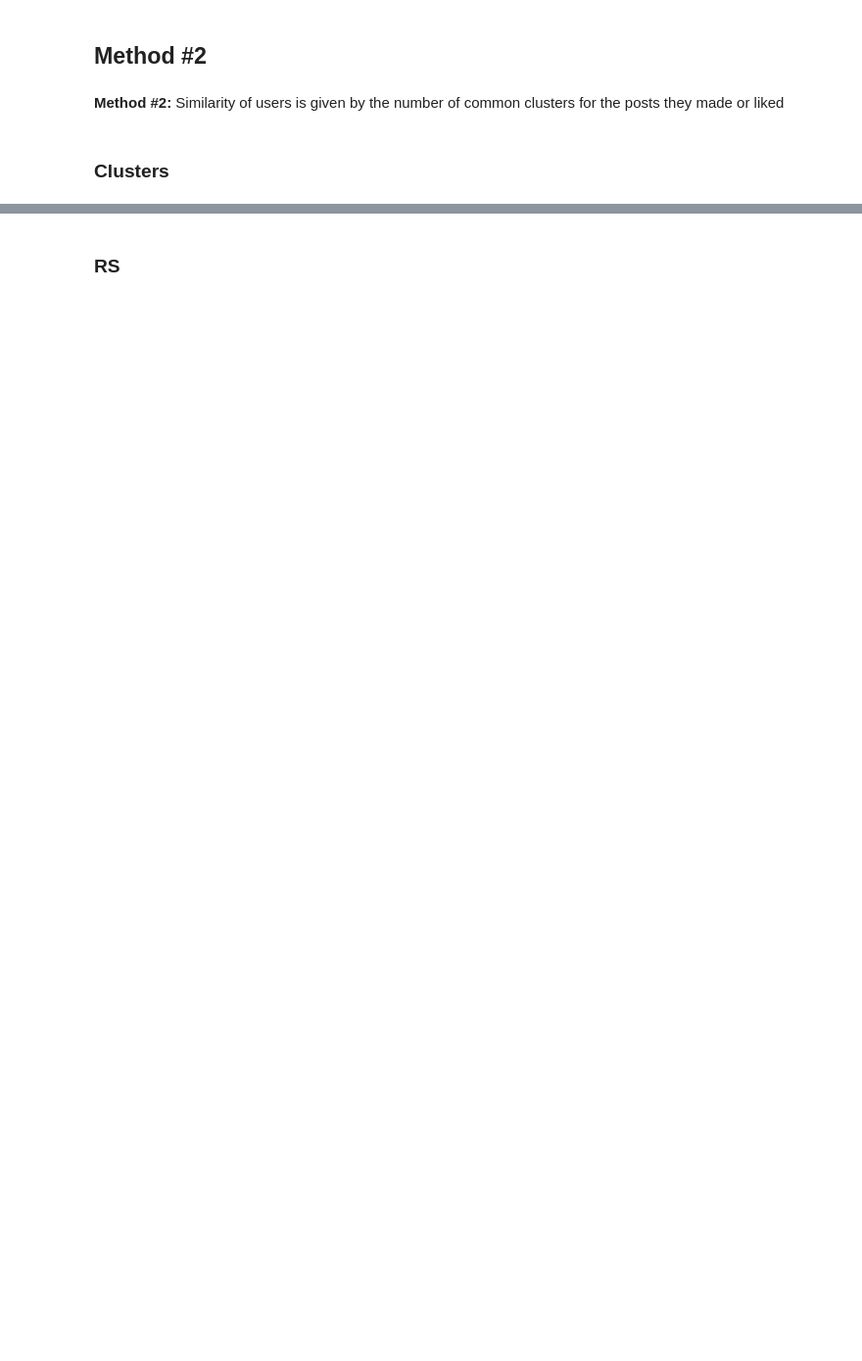
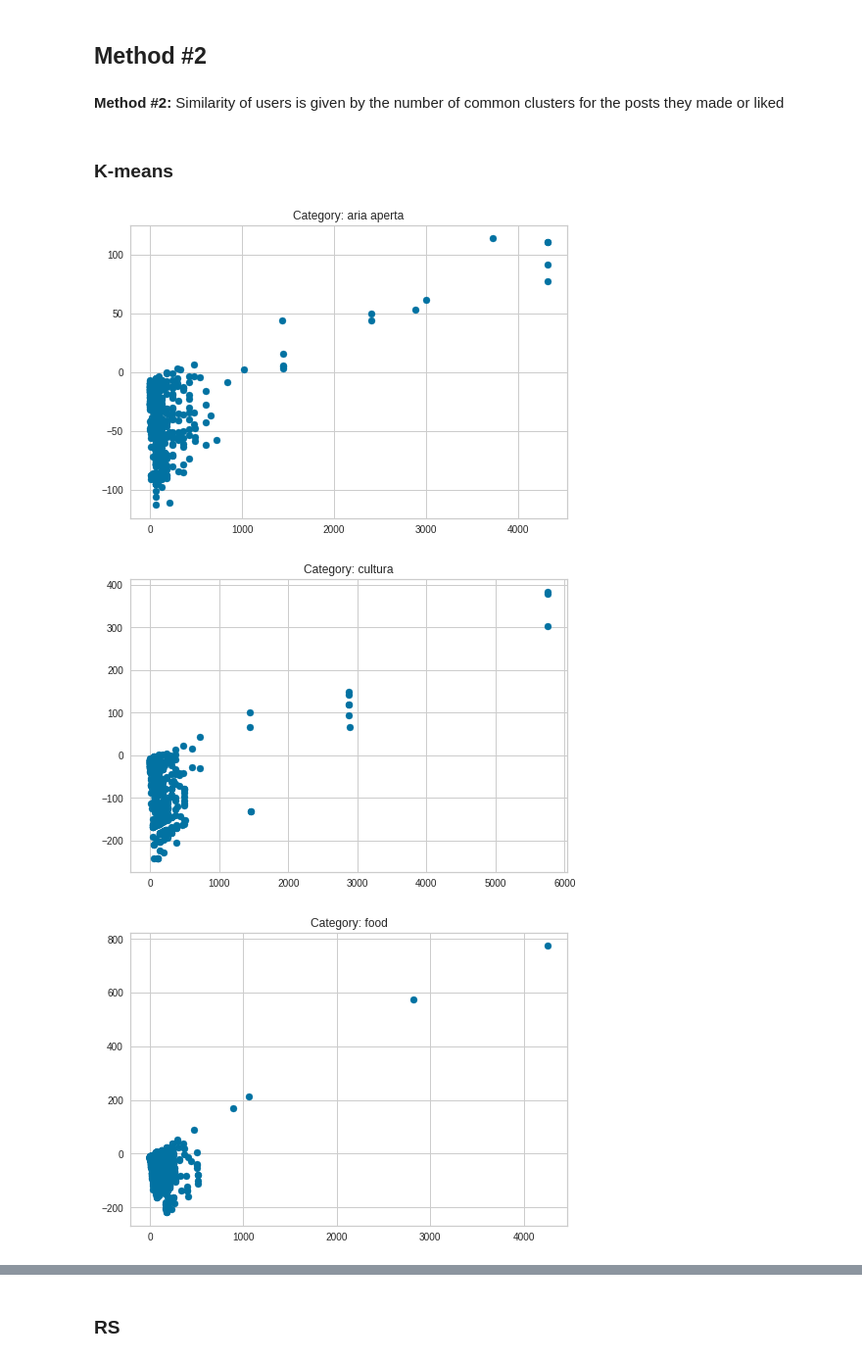
Before and after one commit to GianRomani/Notes, a Jupyter notebook: RecSys.ipynb, the cells around one changed output, grey strips where cells are left out. Shown: that part at 98% size. Saved outputs shown, nothing was run; the diff lists cells and outputs as text; code cells hidden in the pictures; blank space fills up the shorter version.

```diff
--- a/RecSys.ipynb
+++ b/RecSys.ipynb
@@ -258,11 +397,11 @@ Le chiamano piscine e sapete perché? Per la scogliera che ha creato splendide p
 ## **Method \#2**
 # %% [markdown]
 **Method #2:** Similarity of users is given by the number of common clusters for the posts they made or liked
-# %% [markdown]
-### Clusters
+# %% [markdown]
+### K-means
 # %%
 #Plot data using SVD
-def plot_with_SVD(data, categories:list, tfidf_dict:dict):
+def plot_with_SVD(data:pd.DataFrame, categories:list, tfidf_dict:dict):
   svd_dict = dict()
   for c in categories:
     tfidf = tfidf_dict[c]
@@ -276,4 +415,8 @@ def plot_with_SVD(data, categories:list, tfidf_dict:dict):
     plt.show()
   return svd_dict
 # %%
-#svd_dict = plot_with_SVD(X, categories, tfidf_dict)
+svd_dict = plot_with_SVD(X, categories, tfidf_dict)
+# %% [output]
+[figure, added]
+[figure, added]
+[figure, added]
```
Also changed, not shown: parts of 49 cells of this notebook, 7 other files.
